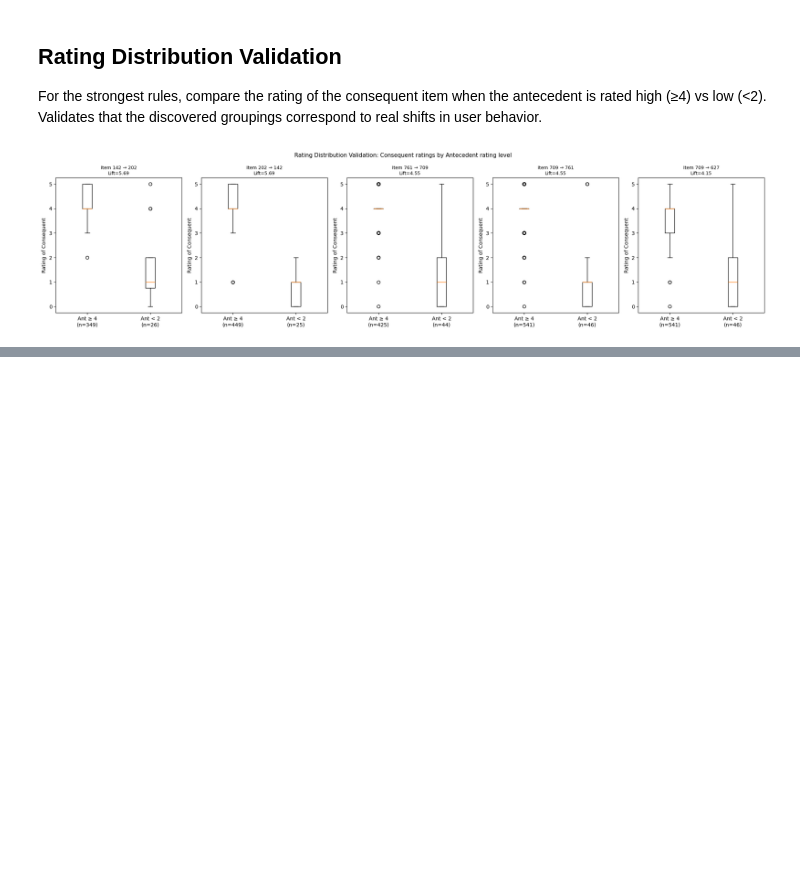
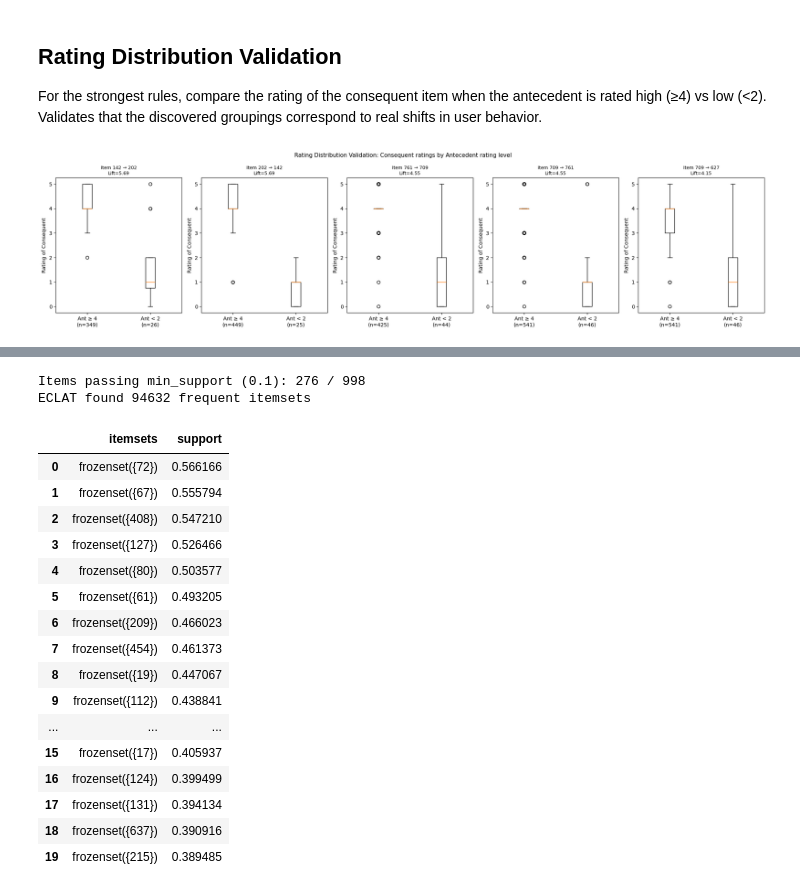
Before and after one commit to Zypperman/cs421pain, a Jupyter notebook: Strategies/EDA/Assoc Rule Mining findings (012).ipynb, the cells around one changed output, grey strips where cells are left out. Drawn from its saved outputs; the diff is of its cells as text; code cells hidden in the pictures; blank space fills up the shorter version.

```diff
--- a/Strategies/EDA/Assoc Rule Mining findings (012).ipynb
+++ b/Strategies/EDA/Assoc Rule Mining findings (012).ipynb
@@ -342,0 +351,68 @@ plt.show()
+# %%
+from itertools import combinations
+
+# ── Step 1: Build vertical (tidset) representation from the basket matrix ──
+n_transactions = basket.shape[0]
+min_support = 0.1
+min_support_count = int(min_support * n_transactions)
+
+# Map each item to the set of user-indices that "liked" it
+tidsets = {}
+for col in basket.columns:
+    tids = frozenset(basket.index[basket[col]])
+    if len(tids) >= min_support_count:
+        tidsets[frozenset([col])] = tids
+
+print(f"Items passing min_support ({min_support}): {len(tidsets)} / {basket.shape[1]}")
+
+
+# ── Step 2: ECLAT recursive mining ──
+eclat_results = []  # (itemset, support)
+
+def eclat(prefix_tidsets):
+    """Bottom-up ECLAT: intersect tidsets of items sharing the same prefix."""
+    items = list(prefix_tidsets.items())
+    for i, (iset_a, tids_a) in enumerate(items):
+        new_prefix = {}
+        for iset_b, tids_b in items[i + 1:]:
+            combined = iset_a | iset_b
+            combined_tids = tids_a & tids_b
+            if len(combined_tids) >= min_support_count:
+                sup = len(combined_tids) / n_transactions
+                eclat_results.append((combined, sup))
+                new_prefix[combined] = combined_tids
+        if new_prefix:
+            eclat(new_prefix)
+
+# Seed with 1-itemsets
+for itemset, tids in tidsets.items():
+    eclat_results.append((itemset, len(tids) / n_transactions))
+
+eclat(tidsets)
+
+eclat_df = pd.DataFrame(eclat_results, columns=["itemsets", "support"])
+eclat_df = eclat_df.drop_duplicates(subset=["itemsets"]).reset_index(drop=True)
+eclat_df = eclat_df.sort_values("support", ascending=False).reset_index(drop=True)
+
+print(f"ECLAT found {len(eclat_df)} frequent itemsets")
+eclat_df.head(20)
+# %% [output]
+Items passing min_support (0.1): 276 / 998
+ECLAT found 94632 frequent itemsets
+|  | itemsets | support |
+| 0 | frozenset({72}) | 0.566166 |
+| 1 | frozenset({67}) | 0.555794 |
+| 2 | frozenset({408}) | 0.547210 |
+| 3 | frozenset({127}) | 0.526466 |
+| 4 | frozenset({80}) | 0.503577 |
+| 5 | frozenset({61}) | 0.493205 |
+| 6 | frozenset({209}) | 0.466023 |
+| 7 | frozenset({454}) | 0.461373 |
+| 8 | frozenset({19}) | 0.447067 |
+| 9 | frozenset({112}) | 0.438841 |
+| ... | ... | ... |
+| 15 | frozenset({17}) | 0.405937 |
+| 16 | frozenset({124}) | 0.399499 |
+| 17 | frozenset({131}) | 0.394134 |
+| 18 | frozenset({637}) | 0.390916 |
+| 19 | frozenset({215}) | 0.389485 |
```
Also changed, not shown: parts of 10 cells of this notebook, 5 other files.
